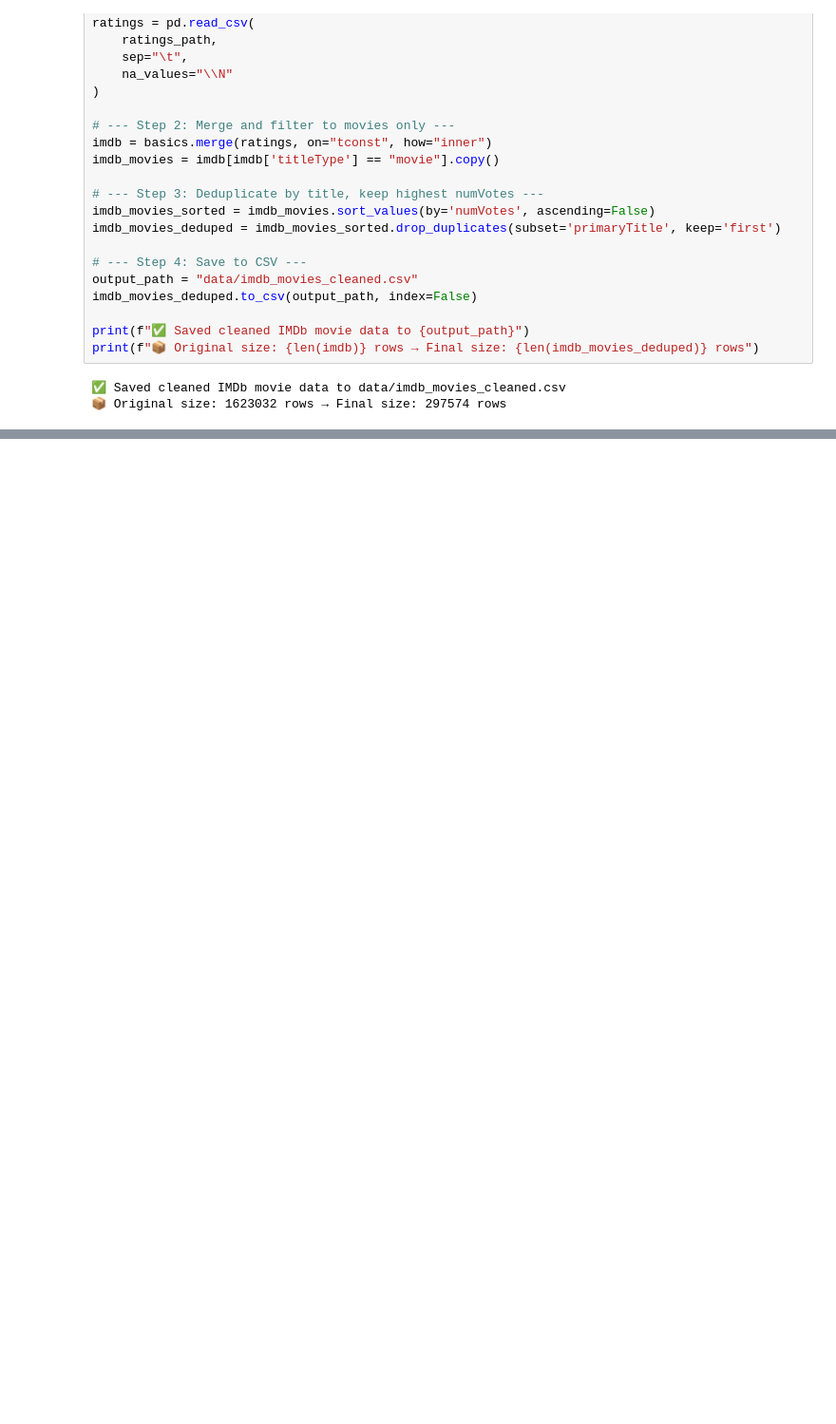
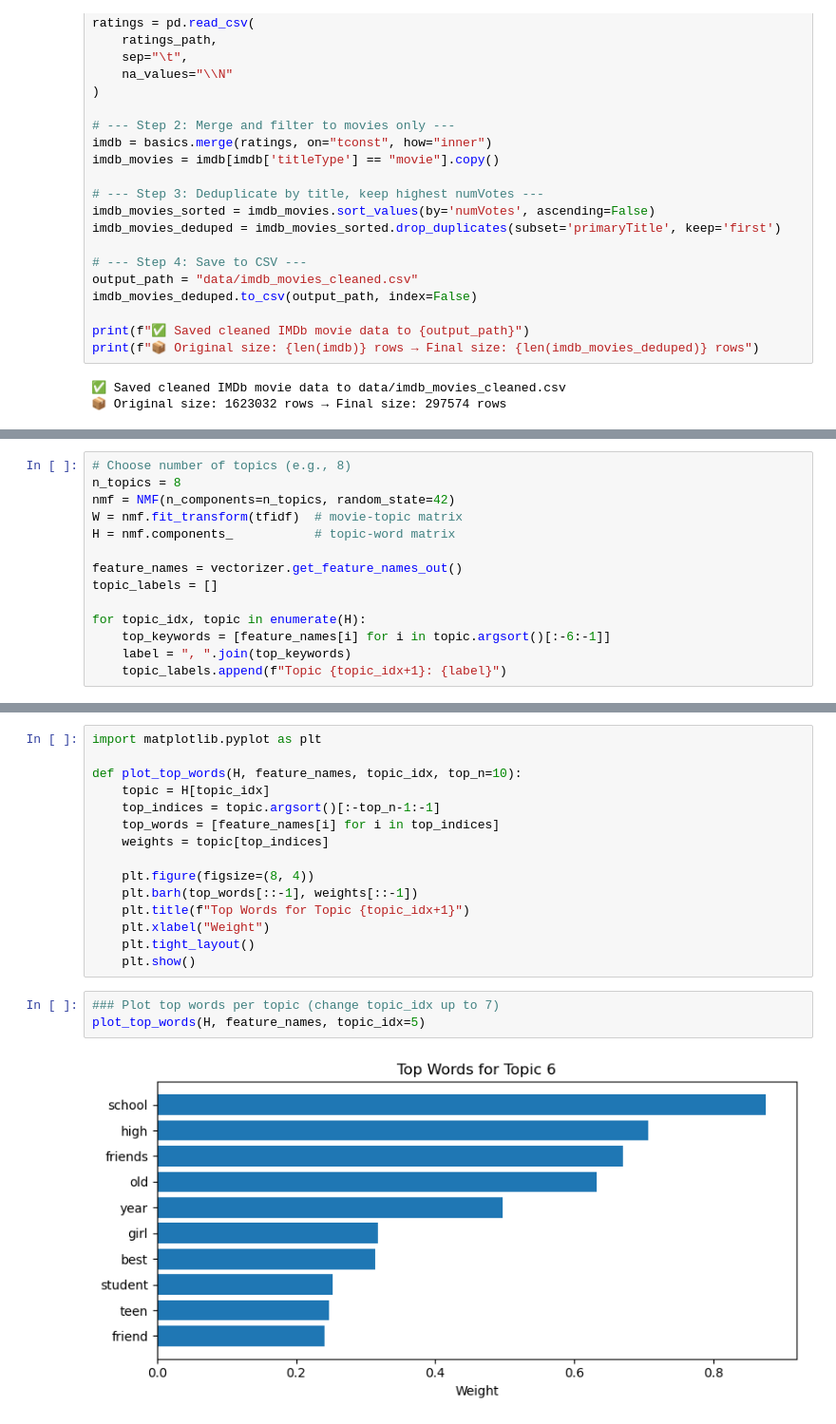
Before and after one commit to mkulynyc/IntroToDataScience_FinalProject, a Jupyter notebook: scratch_work.ipynb, the cells around one changed output, grey strips where cells are left out. Shown at 95% size. Cells and saved outputs as stored; diff of their text form; blank space fills up the shorter version.

Commit message:
scratch work plotting

```diff
--- a/scratch_work.ipynb
+++ b/scratch_work.ipynb
@@ -719,0 +764,14 @@ print(f"📦 Original size: {len(imdb)} rows → Final size: {len(imdb_movies_de
+# %%
+# Choose number of topics (e.g., 8)
+n_topics = 8
+nmf = NMF(n_components=n_topics, random_state=42)
+W = nmf.fit_transform(tfidf)  # movie-topic matrix
+H = nmf.components_           # topic-word matrix
+
+feature_names = vectorizer.get_feature_names_out()
+topic_labels = []
+
+for topic_idx, topic in enumerate(H):
+    top_keywords = [feature_names[i] for i in topic.argsort()[:-6:-1]]
+    label = ", ".join(top_keywords)
+    topic_labels.append(f"Topic {topic_idx+1}: {label}")
@@ -719,0 +808,20 @@ print(f"📦 Original size: {len(imdb)} rows → Final size: {len(imdb_movies_de
+# %%
+import matplotlib.pyplot as plt
+
+def plot_top_words(H, feature_names, topic_idx, top_n=10):
+    topic = H[topic_idx]
+    top_indices = topic.argsort()[:-top_n-1:-1]
+    top_words = [feature_names[i] for i in top_indices]
+    weights = topic[top_indices]
+
+    plt.figure(figsize=(8, 4))
+    plt.barh(top_words[::-1], weights[::-1])
+    plt.title(f"Top Words for Topic {topic_idx+1}")
+    plt.xlabel("Weight")
+    plt.tight_layout()
+    plt.show()
+# %%
+### Plot top words per topic (change topic_idx up to 7)
+plot_top_words(H, feature_names, topic_idx=5)
+# %% [output]
+[figure, added]
```
Also changed, not shown: parts of 24 cells of this notebook.
